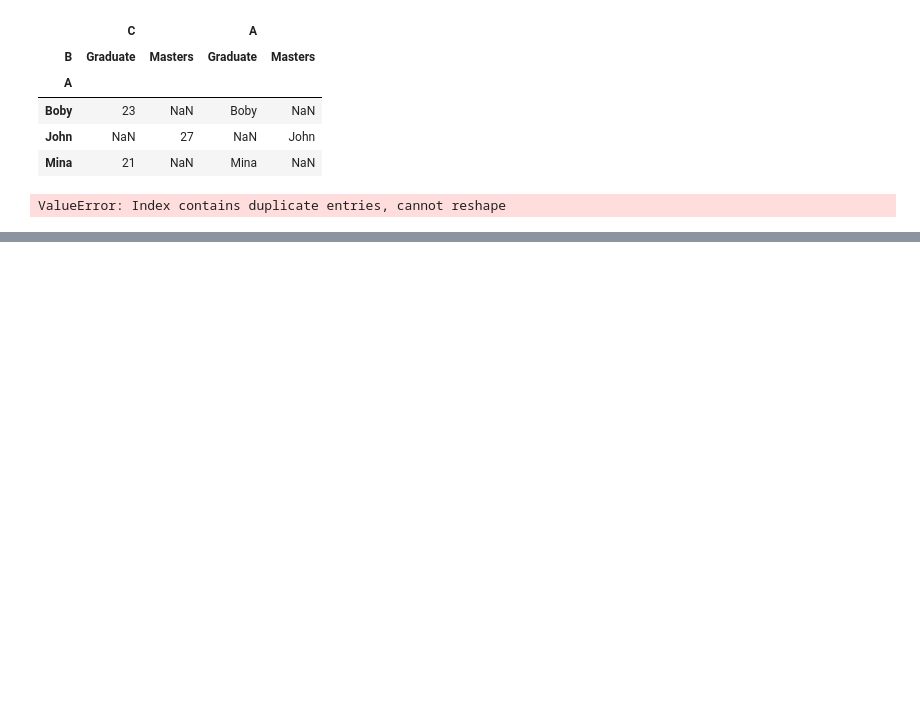
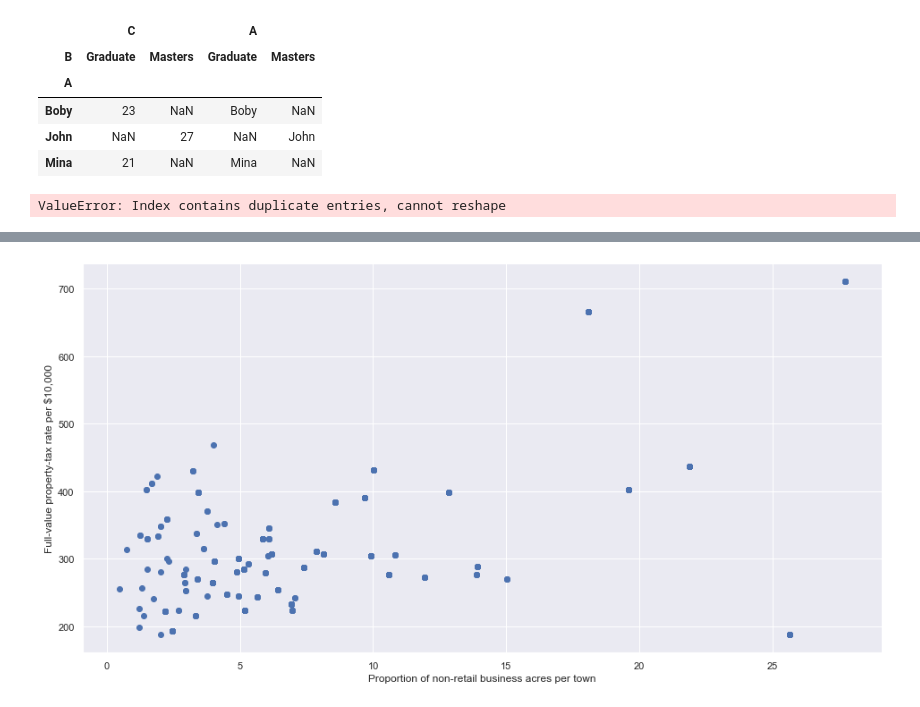
Before and after one commit to AugustoMaidana/visualitzaci-_gr-fica_de_multiples_variables-, a Jupyter notebook: test.ipynb, the cells around one changed output, grey strips where cells are left out. Saved outputs shown, nothing was run; the diff lists cells and outputs as text; code cells hidden in the pictures; blank space fills up the shorter version.

```diff
--- a/test.ipynb
+++ b/test.ipynb
@@ -543,0 +985,8 @@ ValueError: Index contains duplicate entries, cannot reshape
+# %%
+fig, ax = plt.subplots(figsize=(16,8))
+ax.scatter(boston_df['INDUS'], boston_df['TAX'])
+ax.set_xlabel('Proportion of non-retail business acres per town')
+ax.set_ylabel('Full-value property-tax rate per $10,000')
+plt.show()
+# %% [output]
+[figure, added]
```
Also changed, not shown: parts of 88 cells of this notebook, 1 other file.
